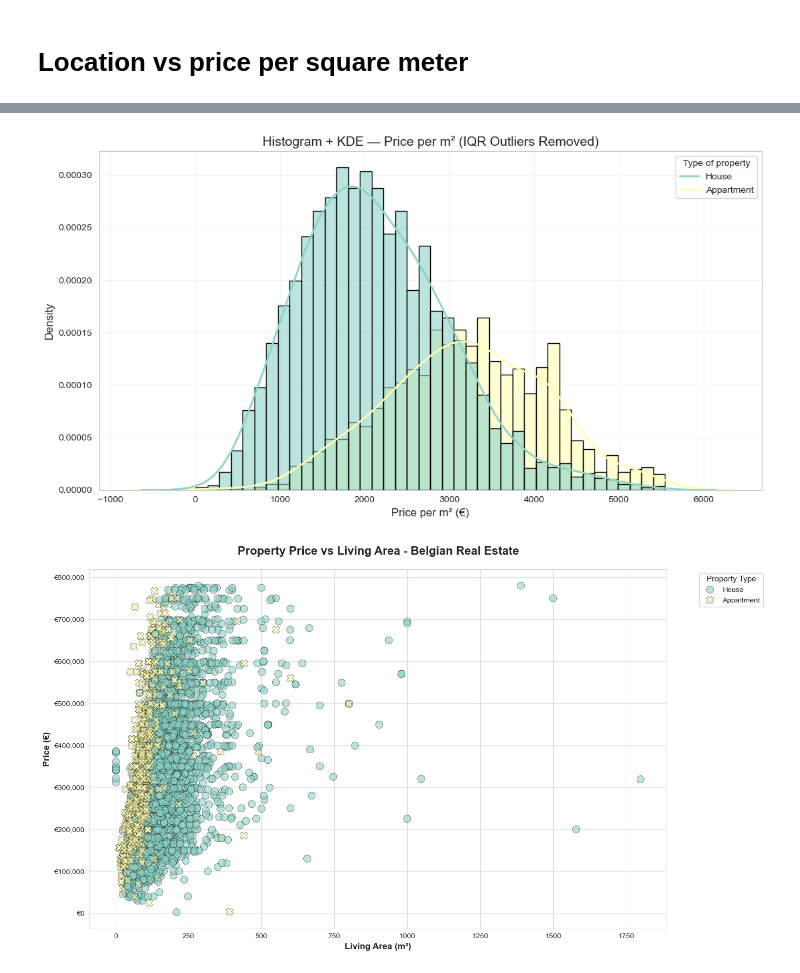
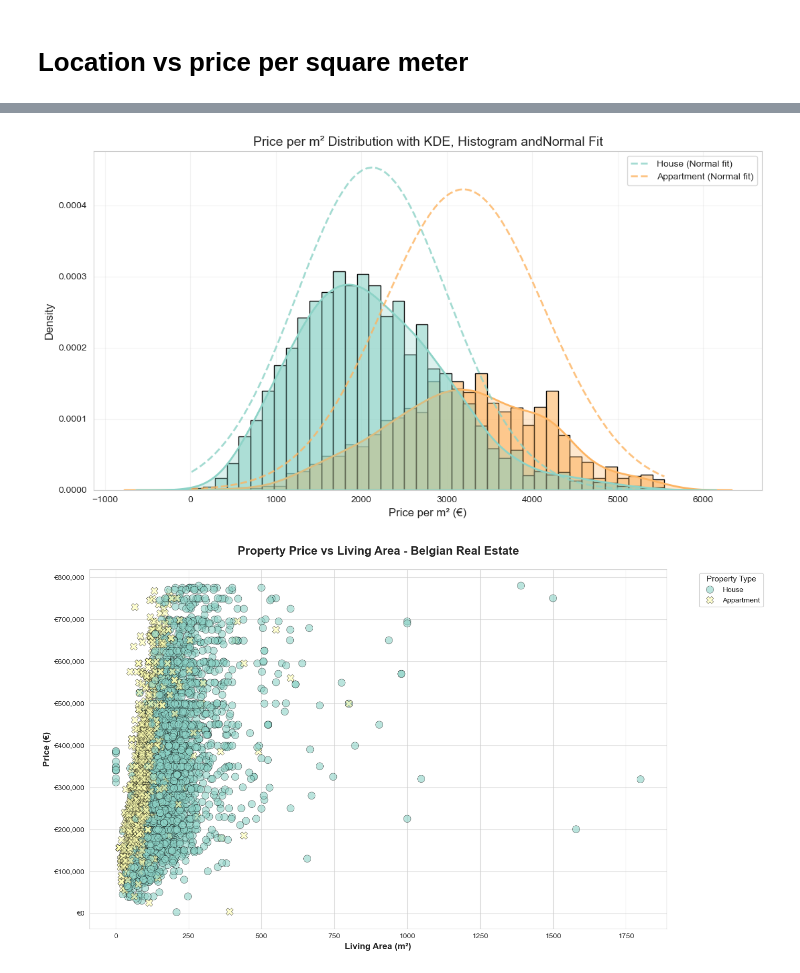
Before and after one commit to michiel-rondelez/immo-eliza-wolves-analysis, a Jupyter notebook: analysis/michiel/michiel_visualisations.ipynb, the cells around one changed output, grey strips where cells are left out. Cells and saved outputs as stored; diff of their text form; code cells hidden in the pictures.

```diff
--- a/analysis/michiel/michiel_visualisations.ipynb
+++ b/analysis/michiel/michiel_visualisations.ipynb
@@ -289,6 +292,8 @@ Entries - Houses: 4412, Appartments: 2438
 import pandas as pd
 import seaborn as sns
 import matplotlib.pyplot as plt
+from scipy import stats
+import numpy as np
 
 df = pd.read_csv('../../clean_data_0.csv')
 
@@ -298,40 +303,60 @@ df_property_types = df['Type of property'].isin(['House', 'Appartment']).copy()
 
 cleaned_df = df[df_property_types]
 
 df_iqr = remove_outliers_iqr(cleaned_df, ['Price per m2'])
 
 plt.figure(figsize=(11, 6))
 
+# Get colors from Set3 palette
+set3_colors = sns.color_palette('Set3', n_colors=12)
+custom_palette = {'House': set3_colors[0], 'Appartment': set3_colors[5]}
+
 sns.histplot(
     data=df_iqr,
     x='Price per m2',
     hue='Type of property',
     bins=40,
     stat='density',
     alpha=0.6,
-    edgecolor='black'
+    edgecolor='black',
+    palette=custom_palette,
+    legend=True
 )
 
 sns.kdeplot(
     data=df_iqr,
     x='Price per m2',
     hue='Type of property',
     linewidth=2,
-    fill=False,
-    bw_adjust=1.3
+    fill=True,
+    alpha=0.3,
+    bw_adjust=1.3,
+    palette=custom_palette,
+    legend=False  # Avoid duplicate legend entries
 )
+
+# Add normal distributions
+for property_type, color in custom_palette.items():
+    data = df_iqr[df_iqr['Type of property'] == property_type]['Price per m2']
+
+    # Fit and plot normal distribution
+    mu, std = stats.norm.fit(data)
+    x = np.linspace(data.min(), data.max(), 100)
+    p = stats.norm.pdf(x, mu, std)
+    plt.plot(x, p, color=color, linestyle='--', linewidth=2, alpha=0.8,
+             label=f'{property_type} (Normal fit)')
 
 plt.xlabel("Price per m² (€)", fontsize=12)
 plt.ylabel("Density", fontsize=12)
-plt.title("Histogram + KDE — Price per m² (IQR Outliers Removed)", fontsize=14)
+plt.title("Price per m² Distribution with KDE, Histogram andNormal Fit", fontsize=14)
 plt.grid(alpha=0.25)
+plt.legend()
 plt.tight_layout()
 
-plt.savefig('visualisations/histogram_analysis.png',
-            dpi=300, bbox_inches='tight')
+plt.savefig('visualisations/histogram_analysis.png', dpi=300, bbox_inches='tight')
 plt.show()
 # %% [output]
-[figure, old version]
+[figure, new version]
 # %%
 import pandas as pd
 import seaborn as sns
```
Also changed, not shown: parts of 2 cells of this notebook, 6 other files.
